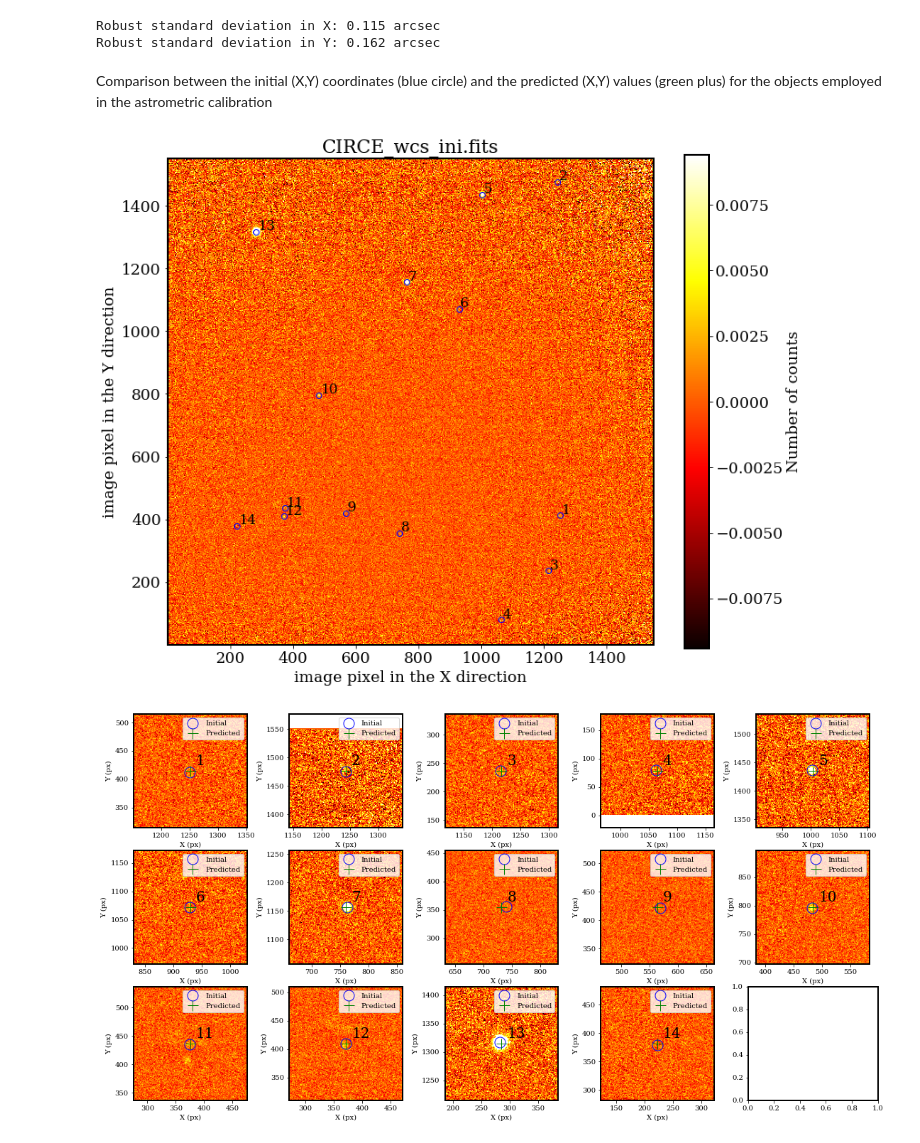
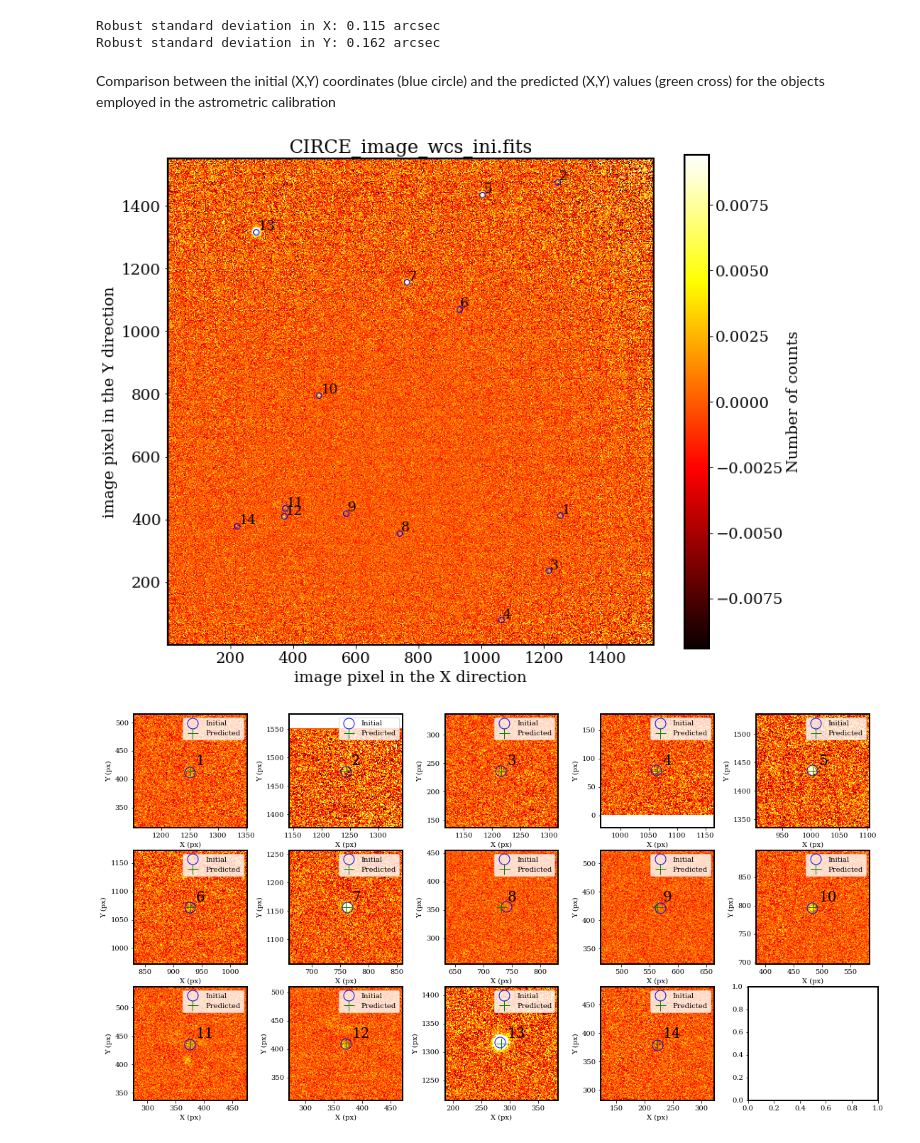
Before and after one commit to criscabe/CIRCE, a Jupyter notebook: code/Astrometric_calibration/Astrometric_calibration.ipynb, the cells around one changed output. Saved outputs shown, nothing was run; the diff lists cells and outputs as text; code cells hidden in the pictures.

```diff
--- a/code/Astrometric_calibration/Astrometric_calibration.ipynb
+++ b/code/Astrometric_calibration/Astrometric_calibration.ipynb
@@ -276,25 +276,25 @@ print('Robust standard deviation in Y: {:.3f} arcsec'.format(robust_std(yerr_arc
 Robust standard deviation in X: 0.115 arcsec
 Robust standard deviation in Y: 0.162 arcsec
 # %% [markdown]
-Comparison between the initial (X,Y) coordinates (blue circle) and the predicted (X,Y) values (green plus) for the objects employed in the astrometric calibration
+Comparison between the initial (X,Y) coordinates (blue circle) and the predicted (X,Y) values (green cross) for the objects employed in the astrometric calibration
 # %%
 fig, ax = plt.subplots(ncols=1, nrows=1, figsize=(12, 10))
 
 jimshow(
     image2d=image2d,
     ax=ax,
     aspect='equal',
-    title=hst_filename,
+    title=circe_filename,
     cbar_orientation='vertical'
 )
 
 xp = df['X'].values + 1
 yp = df['Y'].values + 1
 ax.plot(xp, yp, 'bo', fillstyle='none')
 for idum, xdum, ydum in zip(range(nrows), xp, yp):
     ax.text(xdum+5, ydum+5, str(idum+1), fontsize=15)
 # %% [output]
-[figure, old version]
+[figure, new version]
 # %%
 mpl.rcParams['font.size'] = 10
 
```
